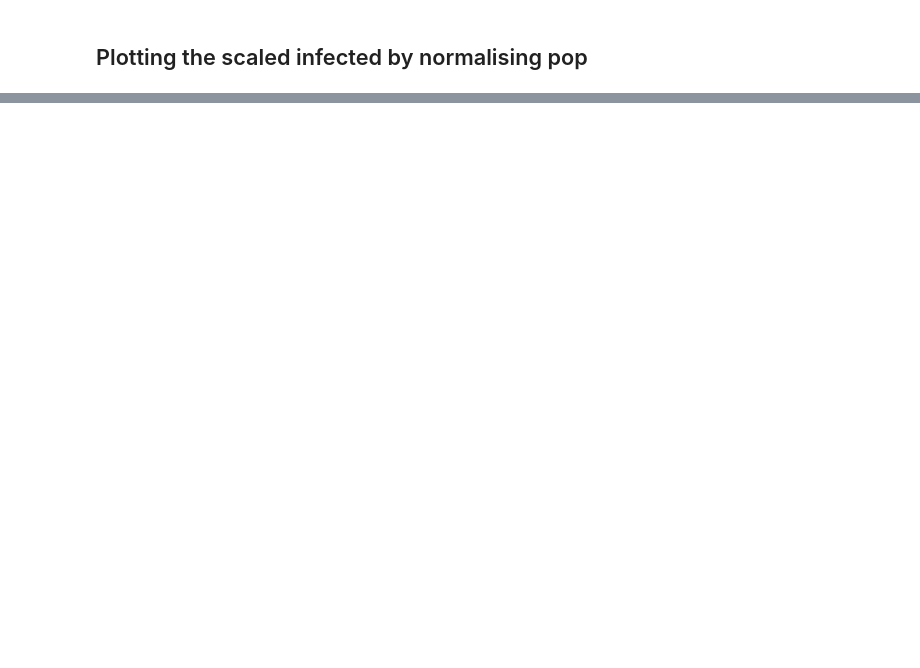
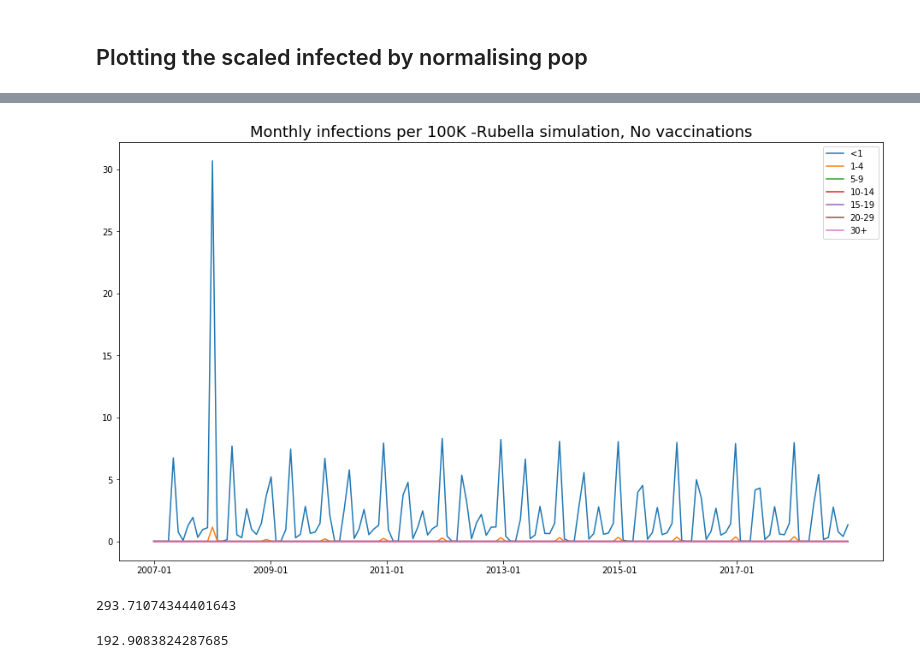
Before and after one commit to dhelekal/EpiRSG2020, a Jupyter notebook: model/Monthly_cases_simulation_Rubella.ipynb, the cells around one changed output, grey strips where cells are left out. Saved outputs shown, nothing was run; the diff lists cells and outputs as text; code cells hidden in the pictures; blank space fills up the shorter version.

```diff
--- a/model/Monthly_cases_simulation_Rubella.ipynb
+++ b/model/Monthly_cases_simulation_Rubella.ipynb
@@ -381,35 +392,45 @@ if d == "Mumps":
 # %%
-mdl_noVacc = m.SIRVModel(para_noVacc lambda t: beta)
-ic_noVacc = estimate_SIR_IC(mdl_noVacc, age_struct_start, pop_scale, V_ic)
+mdl_noVacc = m.SIRVModel(para_noVacc, lambda t: beta)
+ic_noVacc = estimate_SIR_IC(mdl_noVacc, age_struct_start, pop_scale2, V_ic)
 
 eval_year = 120
-out_noVacc, t_noVacc, out_YN_noVacc = mdl_noVacc.run(ic ,t_max = years_run-0.00001, method="RK45", eval_per_year=eval_year, pop_scale=pop_scale,
+out_noVacc, t_noVacc, out_YN_noVacc = mdl_noVacc.run(ic_noVacc ,t_max = years_run-0.00001, method="Radau", eval_per_year=eval_year, pop_scale=pop_scale2,
                          atol=1e-6, rtol = 1e-4)
 """""
 Inf_OUT = out[7:(7*2),:]
 plt.figure(figsize=(16,9))
 for ii in range(7):
     plt.plot(t[0:len(t)], np.transpose(out[7+ii,0:len(t)]), label = age_class[ii])
 plt.legend()
 plt.title("Infected curve for all age groups (unnormalized)", fontsize = 18)
 """
 
 plt.figure(figsize=(16,9))
 for ii in range(7):
     plt.plot(np.linspace(0,years_run, years_run*12)[0:-1],
-             (1e5/pop_scale)*np.transpose(get_monthly_rates(out_YN_noVacc, eval_year, years_run)[ii,:]), label = age_class[ii])
+             (1e5/pop_scale2)*np.transpose(get_monthly_rates(out_YN_noVacc, eval_year, years_run)[ii,:]), label = age_class[ii])
 
 if d == "Measles":
     locs, labels = plt.xticks()
     locs = np.hstack([locs[1:-2], 19.5])
     plt.xticks(locs, time_date[locs*12])
 elif d == "Rubella":
     locs, labels = plt.xticks()
     locs = np.hstack([locs[1:-2]])
     plt.xticks(locs, time_date[locs*12])
 else:
     plt.xticks(np.arange(0,years_run-1), time_date)
 
 plt.legend()
 plt.title("Monthly infections per 100K -" +d+" simulation, No vaccinations", fontsize = 18)
 plt.savefig(d+"NoVacc_optim.png")
+# %% [output]
+[figure, added]
+# %%
+np.sum((1e5/pop_scale2)*get_monthly_rates(out_YN_noVacc, eval_year, years_run))
+# %% [output]
+293.71074344401643
+# %%
+np.sum((1e5/pop_scale)*get_monthly_rates(out_YN, eval_year, years_run))
+# %% [output]
+192.9083824287685
```
Also changed, not shown: parts of 6 cells of this notebook, 7 other files.
